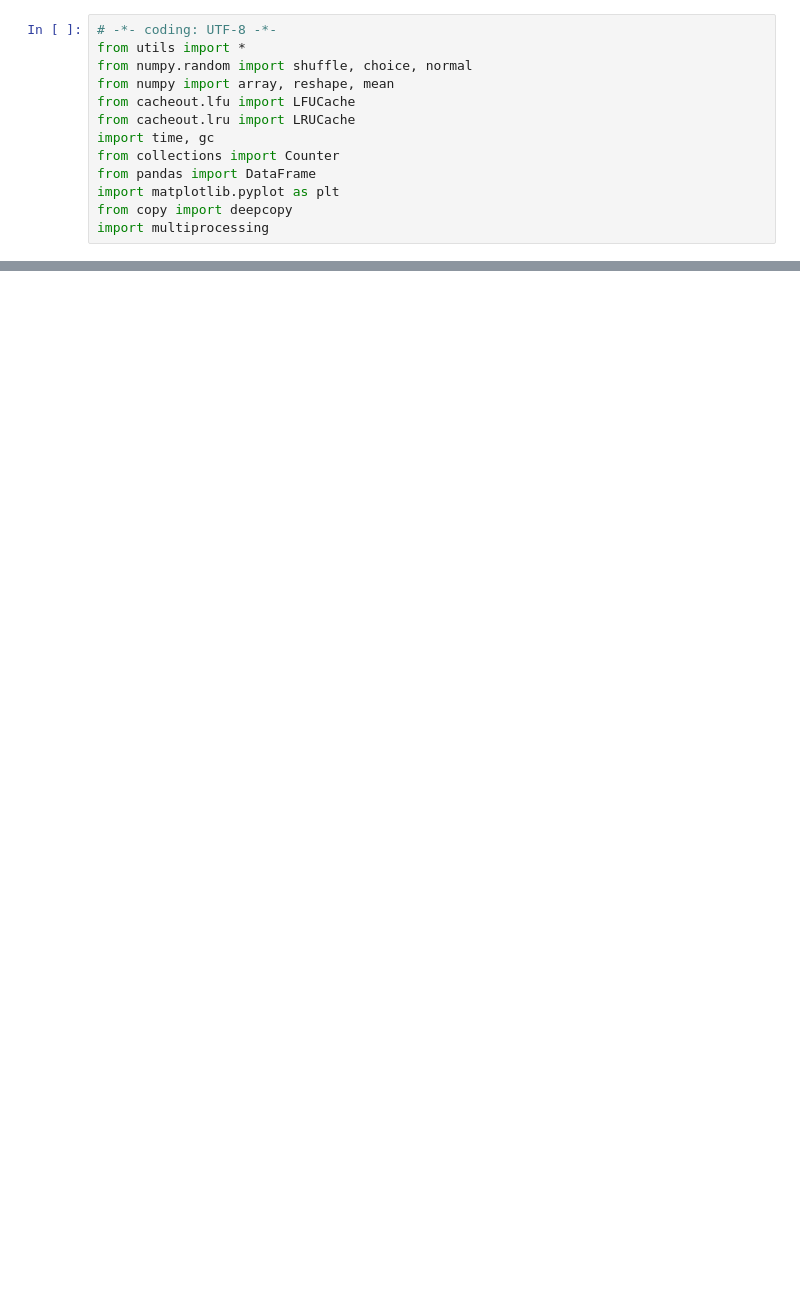
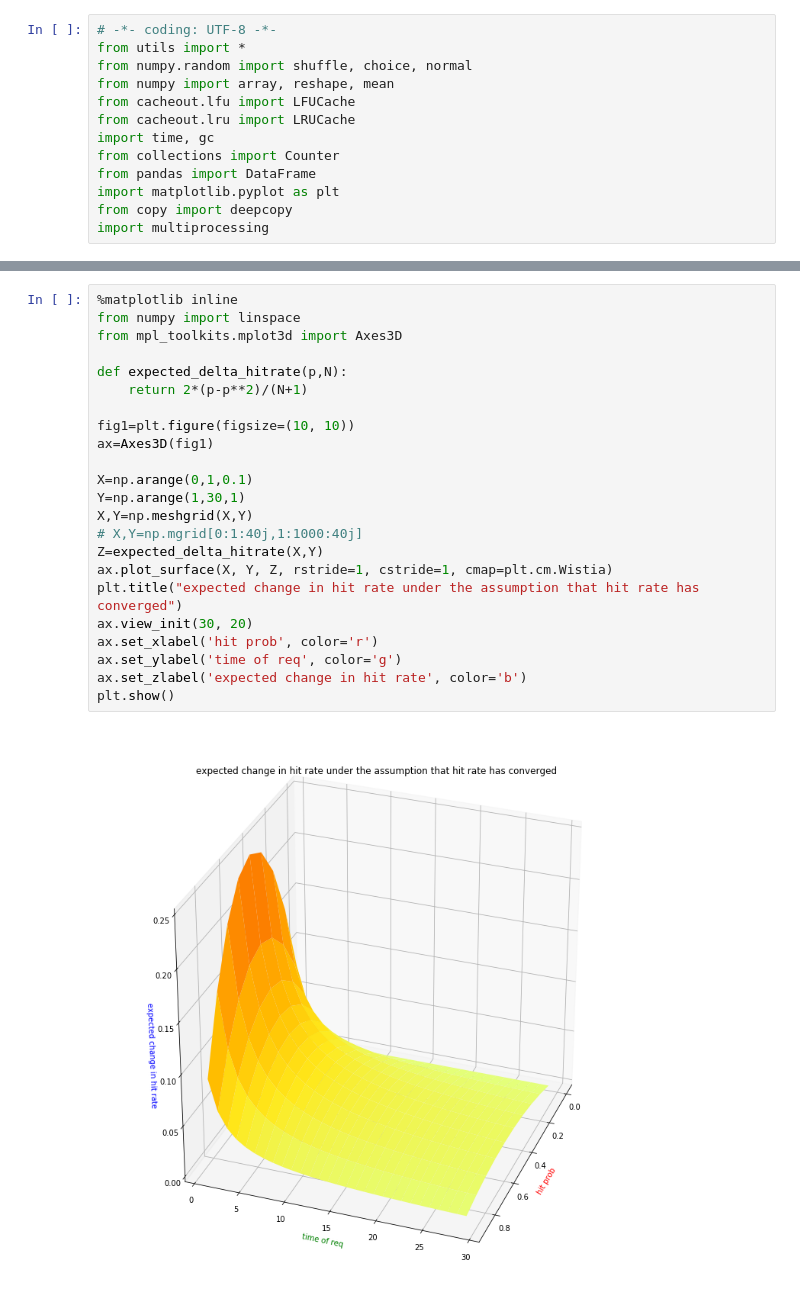
Before and after one commit to Liyunfan1998/CDN-simulation, a Jupyter notebook: Cocktail/未命名.ipynb, the cells around one changed output, grey strips where cells are left out. Cells and saved outputs as stored; diff of their text form; blank space fills up the shorter version.

```diff
--- a/Cocktail/未命名.ipynb
+++ b/Cocktail/未命名.ipynb
@@ -185,0 +192,25 @@ plt.show()
+# %%
+%matplotlib inline
+from numpy import linspace
+from mpl_toolkits.mplot3d import Axes3D
+
+def expected_delta_hitrate(p,N):
+    return 2*(p-p**2)/(N+1)
+
+fig1=plt.figure(figsize=(10, 10))
+ax=Axes3D(fig1)
+
+X=np.arange(0,1,0.1)
+Y=np.arange(1,30,1)
+X,Y=np.meshgrid(X,Y)
+# X,Y=np.mgrid[0:1:40j,1:1000:40j]
+Z=expected_delta_hitrate(X,Y)
+ax.plot_surface(X, Y, Z, rstride=1, cstride=1, cmap=plt.cm.Wistia)
+plt.title("expected change in hit rate under the assumption that hit rate has converged")
+ax.view_init(30, 20)
+ax.set_xlabel('hit prob', color='r')
+ax.set_ylabel('time of req', color='g')
+ax.set_zlabel('expected change in hit rate', color='b')
+plt.show()
+# %% [output]
+[figure, added]
```
Also changed, not shown: parts of 20 cells of this notebook, 6 other files.
